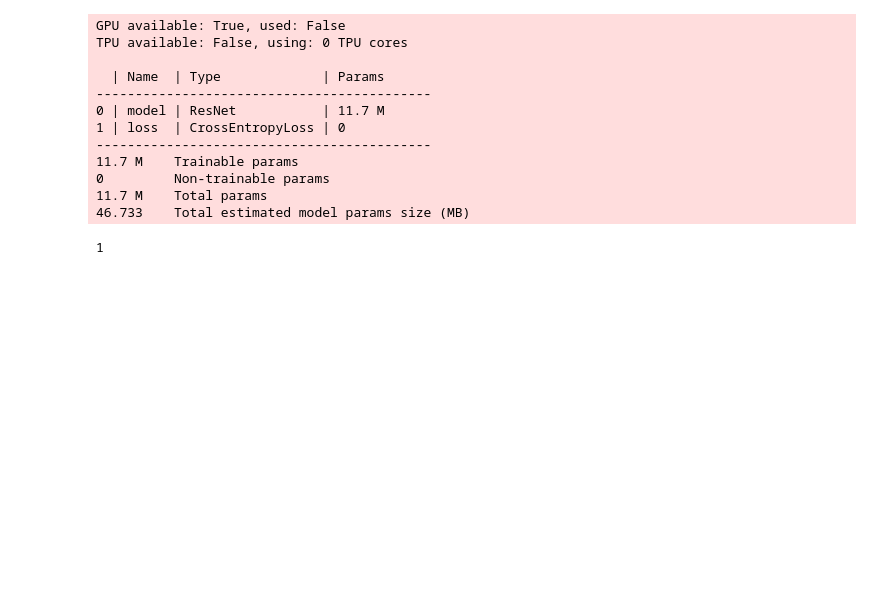
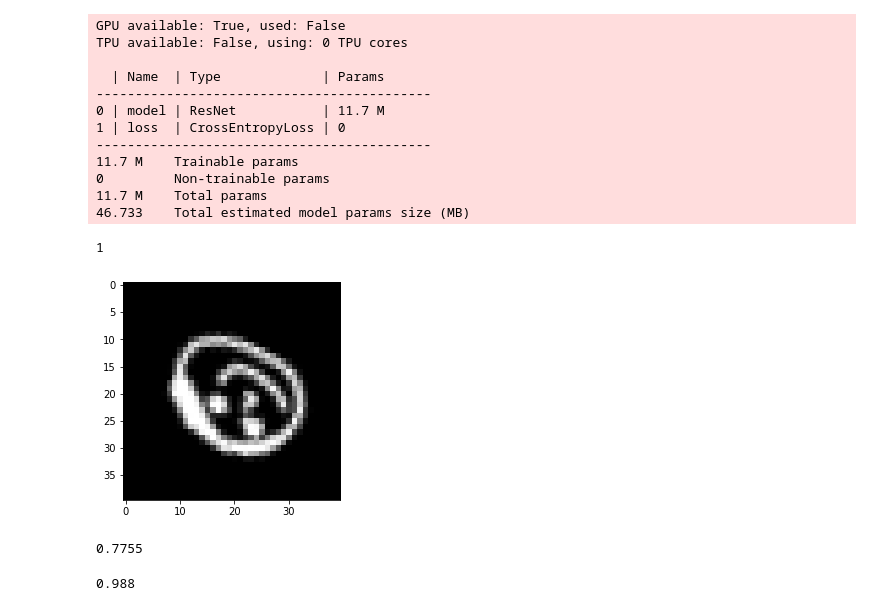
Before and after one commit to HanziJiang/CapsNet-ResNet-Performance-Analysis, a Jupyter notebook: ResNet.ipynb, the cells around one changed output. Cells and saved outputs as stored; diff of their text form; code cells hidden in the pictures; blank space fills up the shorter version.

```diff
--- a/ResNet.ipynb
+++ b/ResNet.ipynb
@@ -118,13 +118,13 @@ class ResNet(pl.LightningModule):
 # %% [markdown]
 ## Train
 # %%
-train_loader, test_loader = loader.train_loader, loader.val_loader
+train_loader, valid_loader, test_loader = loader.train_loader, loader.val_loader, loader.test_loader
 
 model = ResNet()
 model = model.cuda()
 
 trainer = pl.Trainer(
-    max_epochs=1,
+    max_epochs=2,
     progress_bar_refresh_rate=30 # set to >= 20 if running in Google Colab
 )
 
@@ -156,6 +156,13 @@ def get_prediction(x, model: pl.LightningModule):
 from tqdm.autonotebook import tqdm
 # %%
 inference_model = ResNet.load_from_checkpoint("resnet18_quickdraw.pt", map_location="cuda")
+# %%
+import matplotlib.pyplot as plt
+for i, (data,target) in enumerate(test_loader):
+    plt.imshow(data[0], cmap = "gray")
+    if i == 1: break
+# %% [output]
+[figure, added]
 # %%
 true_y, pred_y = [], []
 for batch in tqdm(iter(test_loader), total=len(test_loader)):
@@ -164,3 +171,8 @@ for batch in tqdm(iter(test_loader), total=len(test_loader)):
   true_y.extend(y)
   preds, probs = get_prediction(x, inference_model)
   pred_y.extend(preds.cpu())
+# %%
+# Test accuracy
+np.mean(np.equal(true_y, pred_y))
+# %% [output]
+0.7755
@@ -167,2 +187,7 @@ for batch in tqdm(iter(test_loader), total=len(test_loader)):
+# %%
+# Validation accuracy
+np.mean(np.equal(true_y, pred_y))
+# %% [output]
+0.988
 # %%
 from sklearn.metrics import classification_report
```
Also changed, not shown: parts of 4 cells of this notebook, 2 other files.
